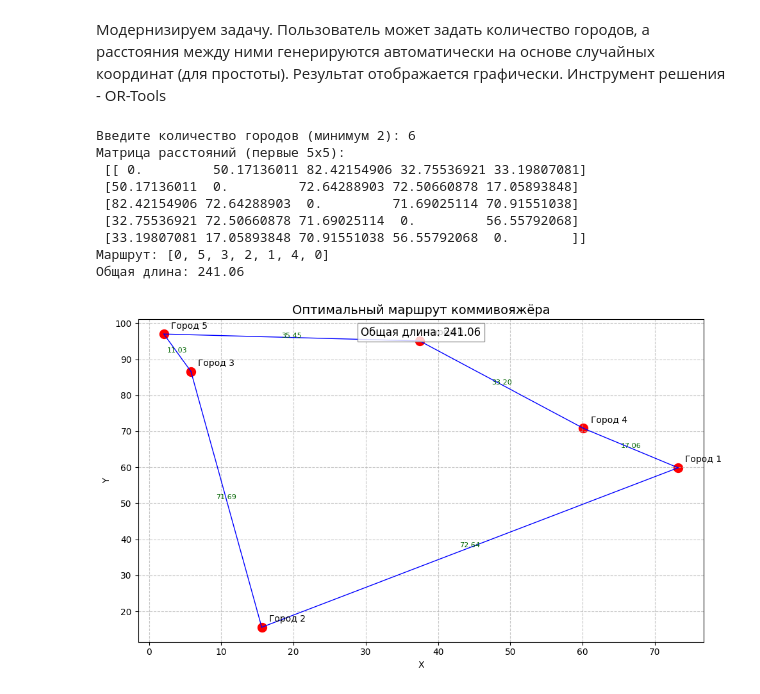
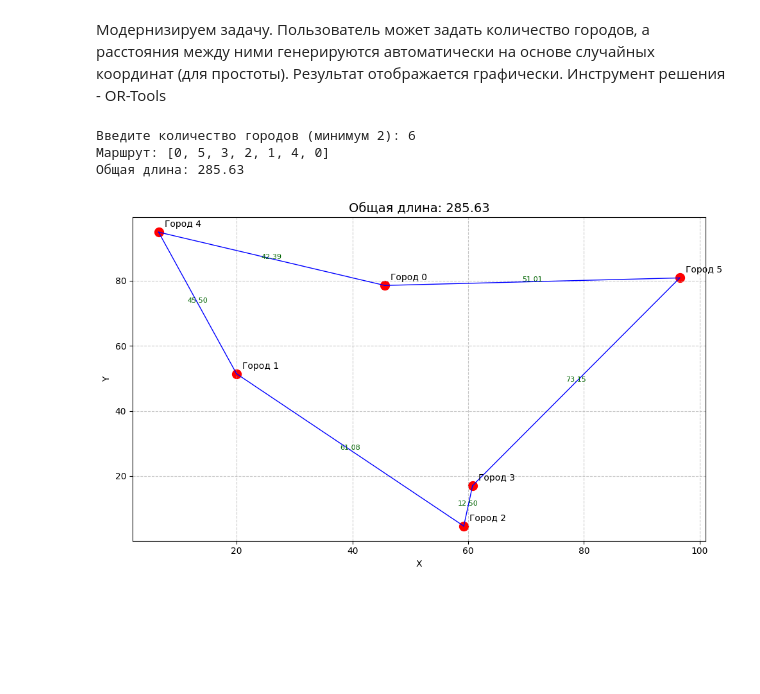
Before and after one commit to vladlesnyh/optimization, a Jupyter notebook: Задача_коммивояжера.ipynb, the cells around one changed output. Drawn from its saved outputs; the diff is of its cells as text; code cells hidden in the pictures; blank space fills up the shorter version.

```diff
--- a/Задача_коммивояжера.ipynb
+++ b/Задача_коммивояжера.ipynb
@@ -261,8 +261,8 @@ import matplotlib.pyplot as plt
 from ortools.constraint_solver import routing_enums_pb2
 from ortools.constraint_solver import pywrapcp
 
-def generate_cities(num_cities, seed=42):
-    np.random.seed(seed)
+def generate_cities(num_cities):
+    # Генерация случайных координат без фиксированного сида
     return np.random.rand(num_cities, 2) * 100
 
 def create_distance_matrix(coords):
@@ -271,7 +271,6 @@ def create_distance_matrix(coords):
     for i in range(n):
         for j in range(n):
             if i != j:
-                # Убираем умножение на 1000 и оставляем вещественные числа
                 dist_matrix[i][j] = np.linalg.norm(coords[i] - coords[j])
     return dist_matrix
 
@@ -282,7 +281,7 @@ def solve_tsp(dist_matrix):
     def distance_callback(from_index, to_index):
         from_node = manager.IndexToNode(from_index)
         to_node = manager.IndexToNode(to_index)
-        return int(dist_matrix[from_node][to_node] * 1000)  # Конвертация в целое для OR-Tools
+        return int(dist_matrix[from_node][to_node] * 1000)
 
     transit_callback_index = routing.RegisterTransitCallback(distance_callback)
     routing.SetArcCostEvaluatorOfAllVehicles(transit_callback_index)
@@ -305,67 +304,54 @@ def solve_tsp(dist_matrix):
             route.append(manager.IndexToNode(index))
             index = solution.Value(routing.NextVar(index))
         route.append(0)
-        total_distance = solution.ObjectiveValue() / 1000  # Возвращаем исходные единицы
-        return route, total_distance
+        return route, solution.ObjectiveValue() / 1000
     return None, None
 
 def plot_route(coords, route, total_distance):
     plt.figure(figsize=(10, 6))
+    plt.scatter(coords[:, 0], coords[:, 1], c='red', s=100)
 
-    plt.scatter(coords[:, 0], coords[:, 1], c='red', s=100)
+    # Подписи городов
     for i, (x, y) in enumerate(coords):
         plt.text(x + 1, y + 1, f"Город {i}", fontsize=10, ha='left', va='bottom')
 
+    # Рисуем маршрут
     for i in range(len(route)-1):
         start = coords[route[i]]
         end = coords[route[i+1]]
         plt.plot([start[0], end[0]], [start[1], end[1]], 'b-', lw=1)
         mid_x = (start[0] + end[0]) / 2
         mid_y = (start[1] + end[1]) / 2
         segment_distance = np.linalg.norm(start - end)
         plt.text(mid_x, mid_y, f"{segment_distance:.2f}", fontsize=8, color='darkgreen', ha='center')
 
-    plt.title(f"Оптимальный маршрут коммивояжёра", fontsize=14)
-    plt.text(0.5, 0.95,
-             f"Общая длина: {total_distance:.2f}",
-             transform=plt.gca().transAxes,
-             ha='center',
-             fontsize=12,
-             bbox=dict(facecolor='white', alpha=0.8, edgecolor='gray'))
-
+    plt.title(f"Общая длина: {total_distance:.2f}", fontsize=14)
     plt.xlabel("X")
     plt.ylabel("Y")
     plt.grid(True, linestyle='--', alpha=0.7)
     plt.tight_layout()
     plt.show()
 
 if __name__ == "__main__":
     num_cities = int(input("Введите количество городов (минимум 2): "))
     if num_cities < 2:
         print("Ошибка: нужно минимум 2 города.")
     else:
-        coords = generate_cities(num_cities)
+        coords = generate_cities(num_cities)  # Новые координаты при каждом запуске!
         dist_matrix = create_distance_matrix(coords)
-        print("Матрица расстояний (первые 5x5):\n", dist_matrix[:5, :5])  # Отладочный вывод
         route, total_distance = solve_tsp(dist_matrix)
 
         if route:
             print(f"Маршрут: {route}")
             print(f"Общая длина: {total_distance:.2f}")
             plot_route(coords, route, total_distance)
         else:
             print("Решение не найдено.")
 # %% [output]
 Введите количество городов (минимум 2): 6
-Матрица расстояний (первые 5x5):
- [[ 0.         50.17136011 82.42154906 32.75536921 33.19807081]
- [50.17136011  0.         72.64288903 72.50660878 17.05893848]
- [82.42154906 72.64288903  0.         71.69025114 70.91551038]
- [32.75536921 72.50660878 71.69025114  0.         56.55792068]
- [33.19807081 17.05893848 70.91551038 56.55792068  0.        ]]
 Маршрут: [0, 5, 3, 2, 1, 4, 0]
-Общая длина: 241.06
+Общая длина: 285.63
-[figure, old version]
+[figure, new version]
 # %%
 import random
 from random import randint
```
Also changed, not shown: parts of 1 cell of this notebook.
